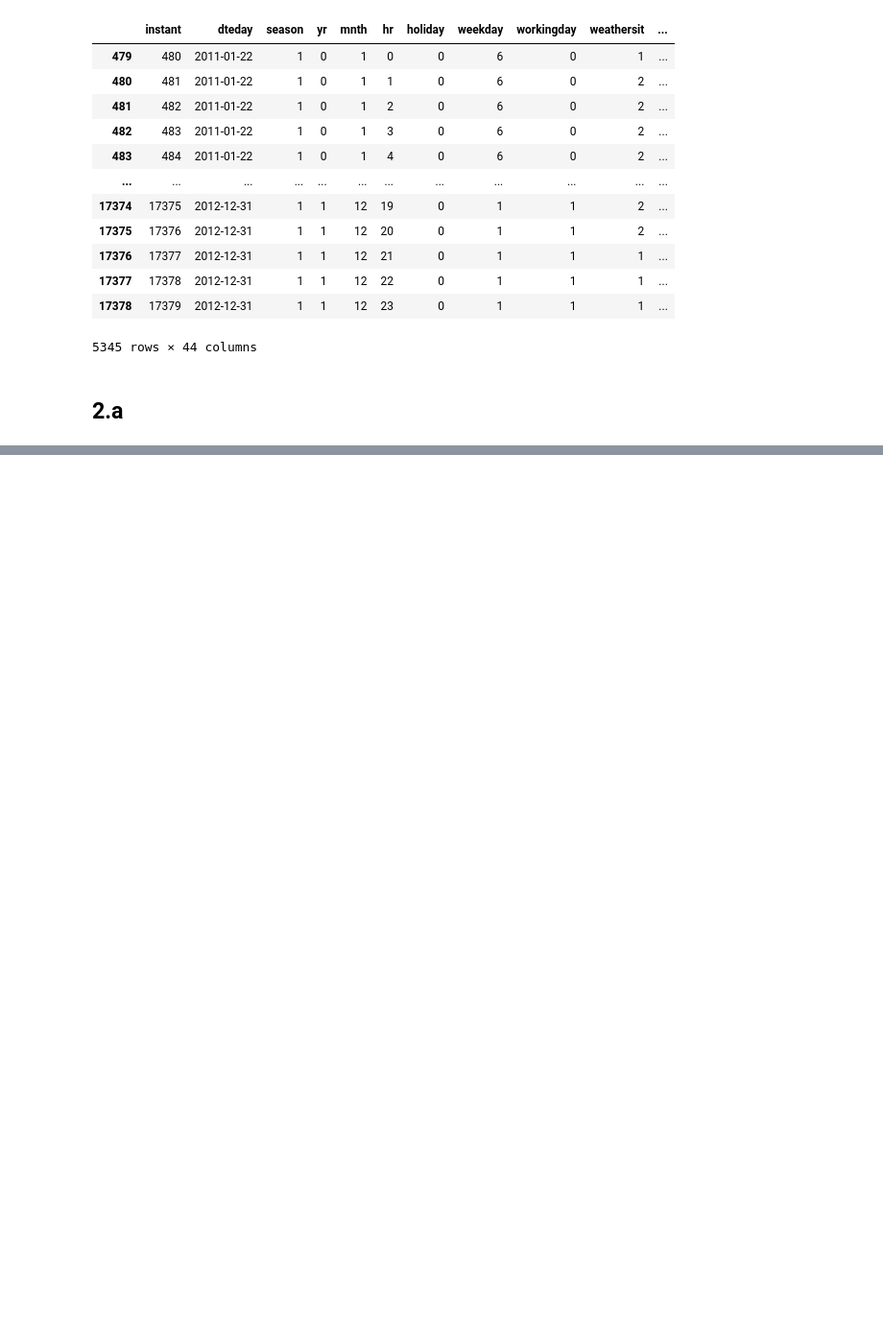
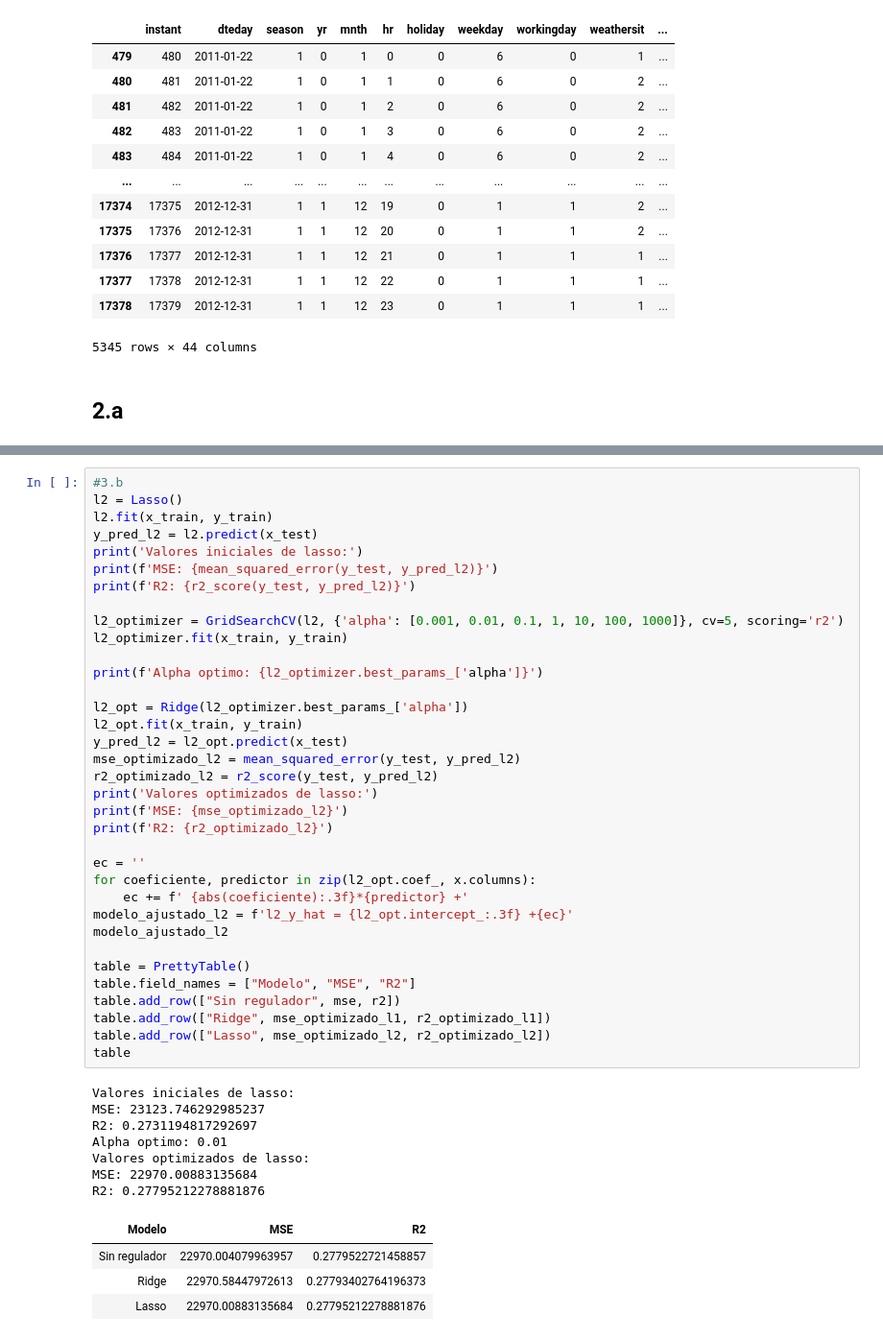
Before and after one commit to BaljeetTM/Tarea1_dataScience, a Jupyter notebook: Taller1.ipynb, the cells around one changed output, grey strips where cells are left out. Shown: that part at 96% size. Saved outputs shown, nothing was run; the diff lists cells and outputs as text; blank space fills up the shorter version.

```diff
--- a/Taller1.ipynb
+++ b/Taller1.ipynb
@@ -511,0 +568,47 @@ MAE: 114.54662496531027
+# %%
+#3.b
+l2 = Lasso()
+l2.fit(x_train, y_train)
+y_pred_l2 = l2.predict(x_test)
+print('Valores iniciales de lasso:')
+print(f'MSE: {mean_squared_error(y_test, y_pred_l2)}')
+print(f'R2: {r2_score(y_test, y_pred_l2)}')
+
+l2_optimizer = GridSearchCV(l2, {'alpha': [0.001, 0.01, 0.1, 1, 10, 100, 1000]}, cv=5, scoring='r2')
+l2_optimizer.fit(x_train, y_train)
+
+print(f'Alpha optimo: {l2_optimizer.best_params_['alpha']}')
+
+l2_opt = Ridge(l2_optimizer.best_params_['alpha'])
+l2_opt.fit(x_train, y_train)
+y_pred_l2 = l2_opt.predict(x_test)
+mse_optimizado_l2 = mean_squared_error(y_test, y_pred_l2)
+r2_optimizado_l2 = r2_score(y_test, y_pred_l2)
+print('Valores optimizados de lasso:')
+print(f'MSE: {mse_optimizado_l2}')
+print(f'R2: {r2_optimizado_l2}')
+
+ec = ''
+for coeficiente, predictor in zip(l2_opt.coef_, x.columns):
+    ec += f' {abs(coeficiente):.3f}*{predictor} +'
+modelo_ajustado_l2 = f'l2_y_hat = {l2_opt.intercept_:.3f} +{ec}'
+modelo_ajustado_l2
+
+table = PrettyTable()
+table.field_names = ["Modelo", "MSE", "R2"]
+table.add_row(["Sin regulador", mse, r2])
+table.add_row(["Ridge", mse_optimizado_l1, r2_optimizado_l1])
+table.add_row(["Lasso", mse_optimizado_l2, r2_optimizado_l2])
+table
+# %% [output]
+Valores iniciales de lasso:
+MSE: 23123.746292985237
+R2: 0.2731194817292697
+Alpha optimo: 0.01
+Valores optimizados de lasso:
+MSE: 22970.00883135684
+R2: 0.27795212278881876
+| Modelo | MSE | R2 |
+| Sin regulador | 22970.004079963957 | 0.2779522721458857 |
+| Ridge | 22970.58447972613 | 0.27793402764196373 |
+| Lasso | 22970.00883135684 | 0.27795212278881876 |
```
Also changed, not shown: parts of 5 cells of this notebook.
